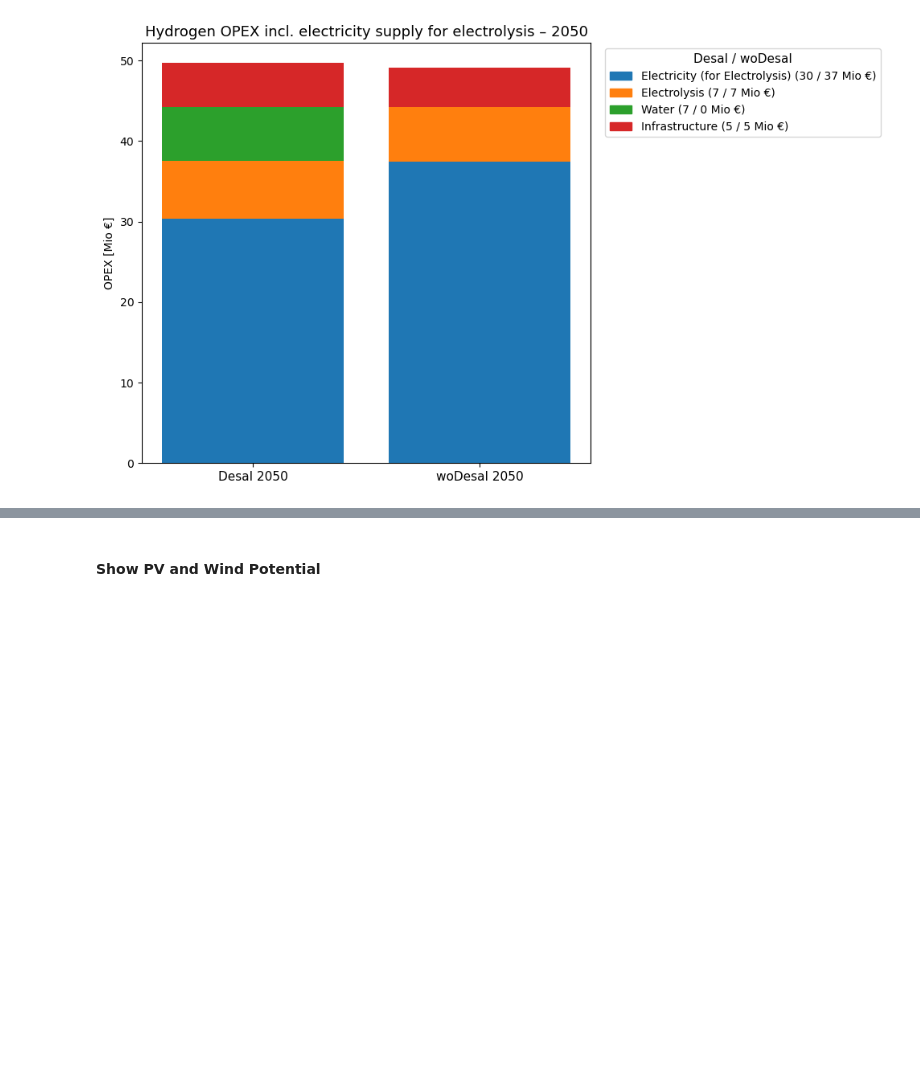
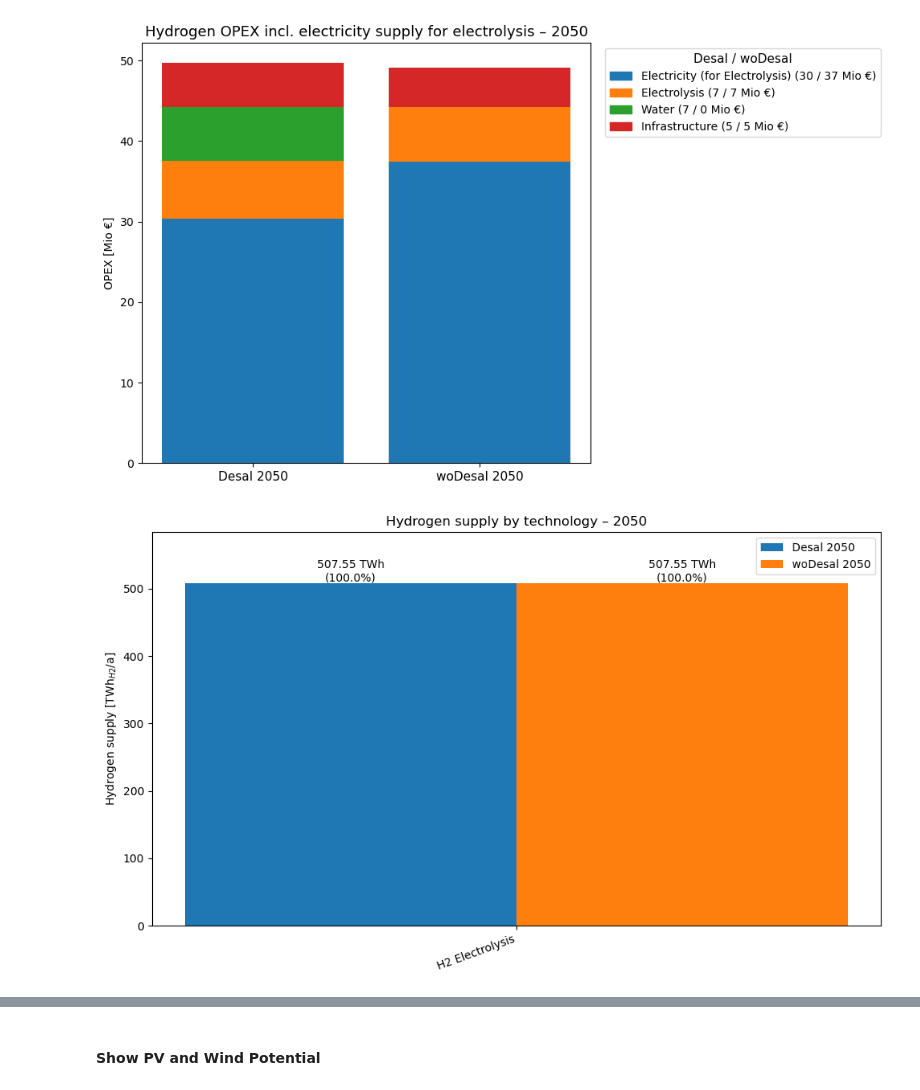
Before and after one commit to doneachh/desalination, a Jupyter notebook: workflow/notebooks/graphics.ipynb, the cells around one changed output, grey strips where cells are left out. Drawn from its saved outputs; the diff is of its cells as text; code cells hidden in the pictures; blank space fills up the shorter version.

Commit message:
graphics update

```diff
--- a/workflow/notebooks/graphics.ipynb
+++ b/workflow/notebooks/graphics.ipynb
@@ -1657,3 +1625,99 @@ plt.tight_layout()
 plt.show()
 # %% [output]
 [figure]
+# %%
+def hydrogen_supply_by_tech(net, h2_lhv_kwh_per_kg=33.33):
+    """
+    H2 supply by technology (carrier) from NON-H2 -> H2 links.
+    Robust to PyPSA link sign conventions.
+    """
+    w = _snapshot_weights(net)
+
+    # Identify H2 buses
+    h2_buses = net.buses.index[net.buses.carrier == "H2"]
+    if len(h2_buses) == 0:
+        raise ValueError("No H2 buses found (carrier == 'H2').")
+
+    # Links feeding into H2
+    cand = net.links[net.links.bus1.isin(h2_buses)].copy()
+
+    # Exclude H2->H2 transport (pipelines)
+    supply_links = cand[~cand.bus0.isin(h2_buses)].copy()
+    if supply_links.empty:
+        raise ValueError("No NON-H2 -> H2 supply links found.")
+
+    # Annual H2 energy into H2 bus (ABS handles sign conventions)
+    p1 = net.links_t.p1[supply_links.index]     # MW
+    e_mwh = (p1.abs().mul(w, axis=0)).sum()     # MWh/a per link
+
+    # Aggregate by technology
+    e_mwh_by_carrier = e_mwh.groupby(supply_links["carrier"]).sum()
+
+    # Convert units
+    e_twh = e_mwh_by_carrier / 1e6
+    e_kwh = e_mwh_by_carrier * 1_000.0
+    mt_h2 = (e_kwh / h2_lhv_kwh_per_kg) / 1e9
+
+    return pd.DataFrame({
+        "Supply [TWh_H2]": e_twh,
+        "Supply [Mt_H2]": mt_h2,
+    }).sort_values("Supply [TWh_H2]", ascending=False)
+
+
+supply_desal = hydrogen_supply_by_tech(desal)
+supply_wodesal = hydrogen_supply_by_tech(wodesal)
+
+techs = sorted(set(supply_desal.index) | set(supply_wodesal.index))
+
+plot_df = pd.DataFrame({
+    "Desal 2050 [TWh_H2]": supply_desal.reindex(techs)["Supply [TWh_H2]"].fillna(0.0),
+    "woDesal 2050 [TWh_H2]": supply_wodesal.reindex(techs)["Supply [TWh_H2]"].fillna(0.0),
+})
+
+fig, ax = plt.subplots(figsize=(10, 6))
+
+x = np.arange(len(plot_df.index))
+width = 0.4
+
+vals_desal = plot_df["Desal 2050 [TWh_H2]"].values
+vals_wodesal = plot_df["woDesal 2050 [TWh_H2]"].values
+
+bars_d = ax.bar(x - width/2, vals_desal, width=width, label="Desal 2050")
+bars_w = ax.bar(x + width/2, vals_wodesal, width=width, label="woDesal 2050")
+
+# Axis formatting
+ax.set_xticks(x)
+ax.set_xticklabels(plot_df.index, rotation=20, ha="right")
+ax.set_ylabel("Hydrogen supply [TWh$_{H2}$/a]")
+ax.set_title("Hydrogen supply by technology – 2050")
+ymax = max(vals_desal.max(), vals_wodesal.max())
+ax.set_ylim(0, ymax * 1.15)
+ax.legend()
+
+# Totals for percentages
+total_d = vals_desal.sum()
+total_w = vals_wodesal.sum()
+
+# ---------- annotate bars ----------
+def annotate_bars(bars, total):
+    for b in bars:
+        height = b.get_height()
+        if height <= 0:
+            continue
+        pct = 100 * height / total if total > 0 else 0.0
+        ax.text(
+            b.get_x() + b.get_width() / 2,
+            height,
+            f"{height:.2f} TWh\n({pct:.1f}%)",
+            ha="center",
+            va="bottom",
+            fontsize=10,
+        )
+
+annotate_bars(bars_d, total_d)
+annotate_bars(bars_w, total_w)
+
+plt.tight_layout()
+plt.show()
+# %% [output]
+[figure, added]
```
Also changed, not shown: parts of 8 cells of this notebook.
